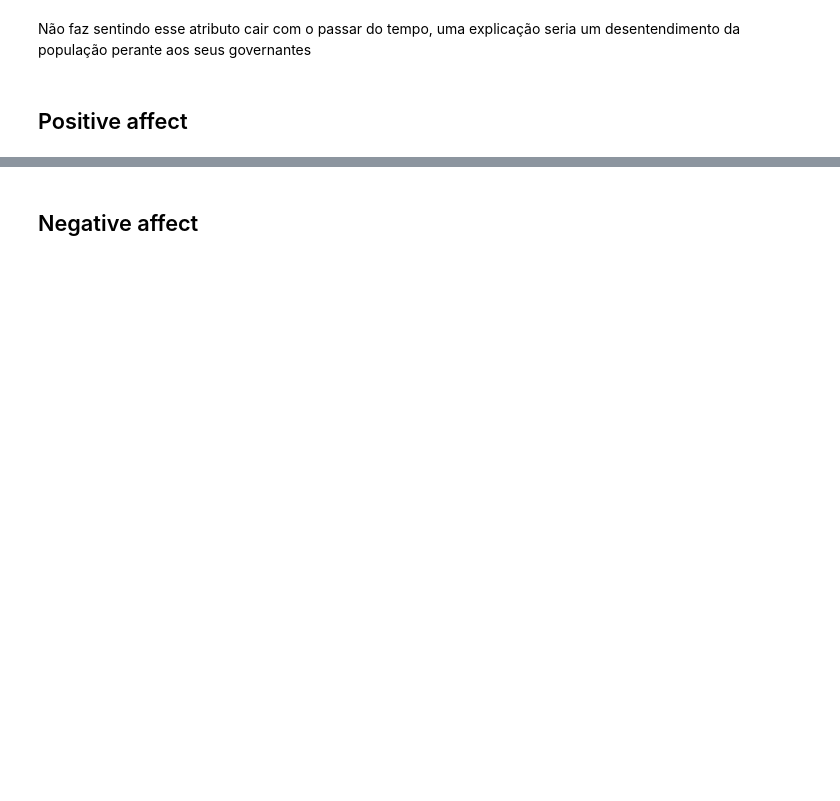
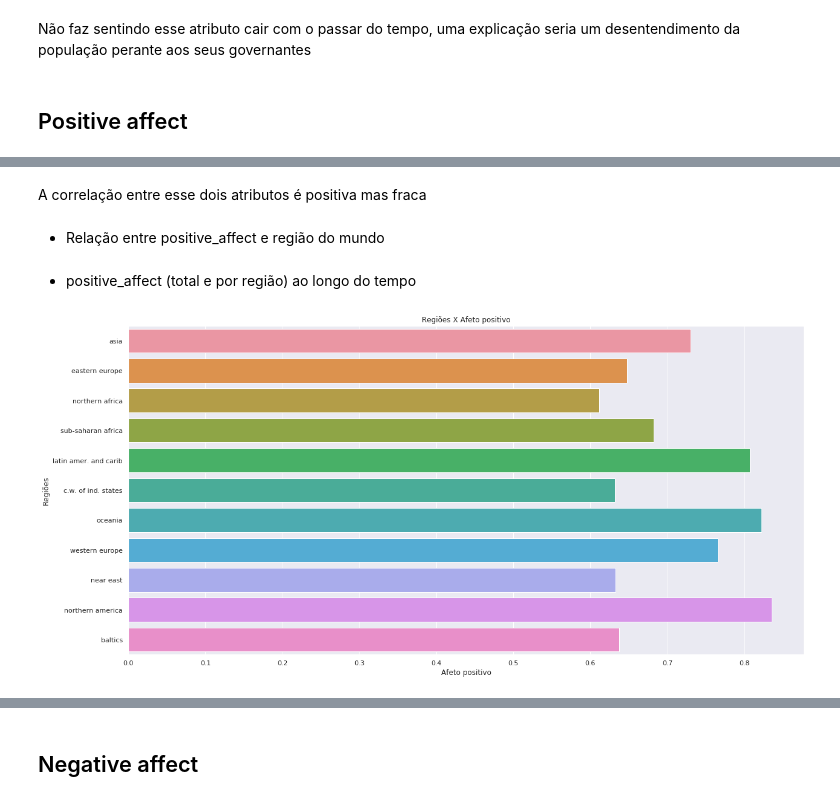
Before and after one commit to SalatielBairros/world-happiness-report, a Jupyter notebook: analysis/MultivariateAnalysis.ipynb, the cells around one changed output, grey strips where cells are left out. Cells and saved outputs as stored; diff of their text form; code cells hidden in the pictures; blank space fills up the shorter version.

```diff
--- a/analysis/MultivariateAnalysis.ipynb
+++ b/analysis/MultivariateAnalysis.ipynb
@@ -463,0 +491,24 @@ Não faz sentindo esse atributo cair com o passar do tempo, uma explicação ser
+# %% [markdown]
+A correlação entre esse dois atributos é positiva mas fraca
+# %% [markdown]
+* Relação entre positive_affect e região do mundo
+# %% [markdown]
+* positive_affect (total e por região) ao longo do tempo
+# %%
+sns.set(rc={"figure.figsize":(20, 10)})
+
+sns.barplot(
+  x="positive_affect",
+  y="region",
+  data=dataset,
+  ci = None,
+)
+
+plt.title('Regiões X Afeto positivo')
+
+plt.ylabel('Regiões')
+plt.xlabel('Afeto positivo')
+
+plt.show()
+# %% [output]
+[figure, added]
```
Also changed, not shown: parts of 33 cells of this notebook.
